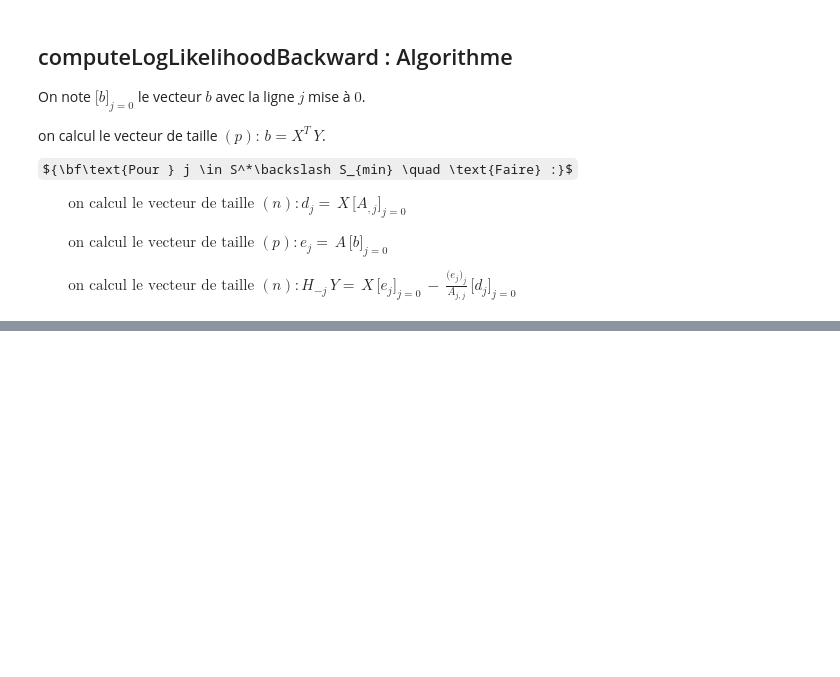
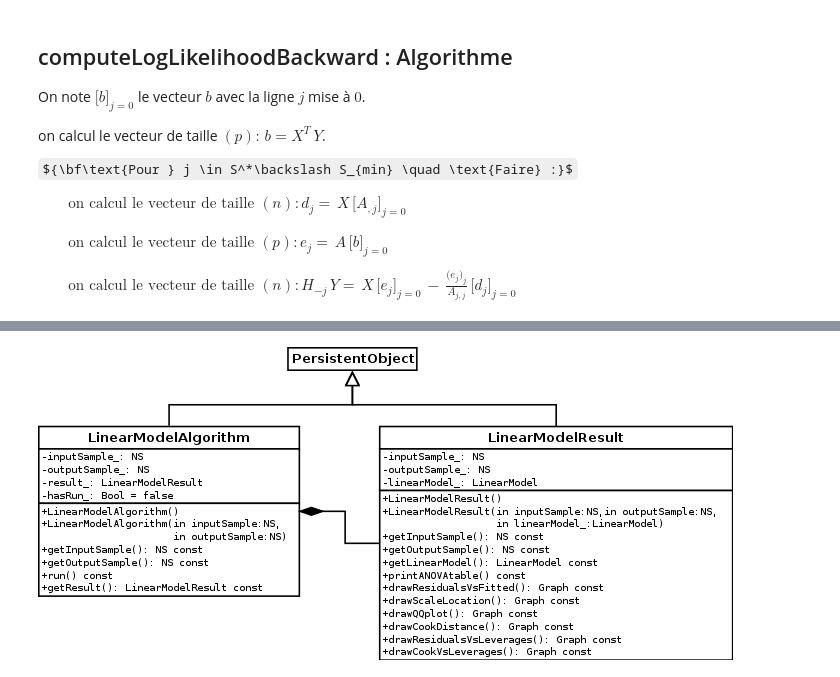
Before and after one commit to louisblanchard/openturns, a Jupyter notebook: doc/LinearModelStepwiseFactory.ipynb, the cells around one changed output, grey strips where cells are left out. Drawn from its saved outputs; the diff is of its cells as text; code cells hidden in the pictures; some formulas as TeX source; blank space fills up the shorter version.

```diff
--- a/doc/LinearModelStepwiseFactory.ipynb
+++ b/doc/LinearModelStepwiseFactory.ipynb
@@ -241,0 +242,4 @@ Image(filename='LinearModelStepwiseFactory.png')
+# %%
+Image(filename='LinearModelAlgorithm.png')
+# %% [output]
+[figure, added]
```
Also changed, not shown: parts of 1 cell of this notebook.
